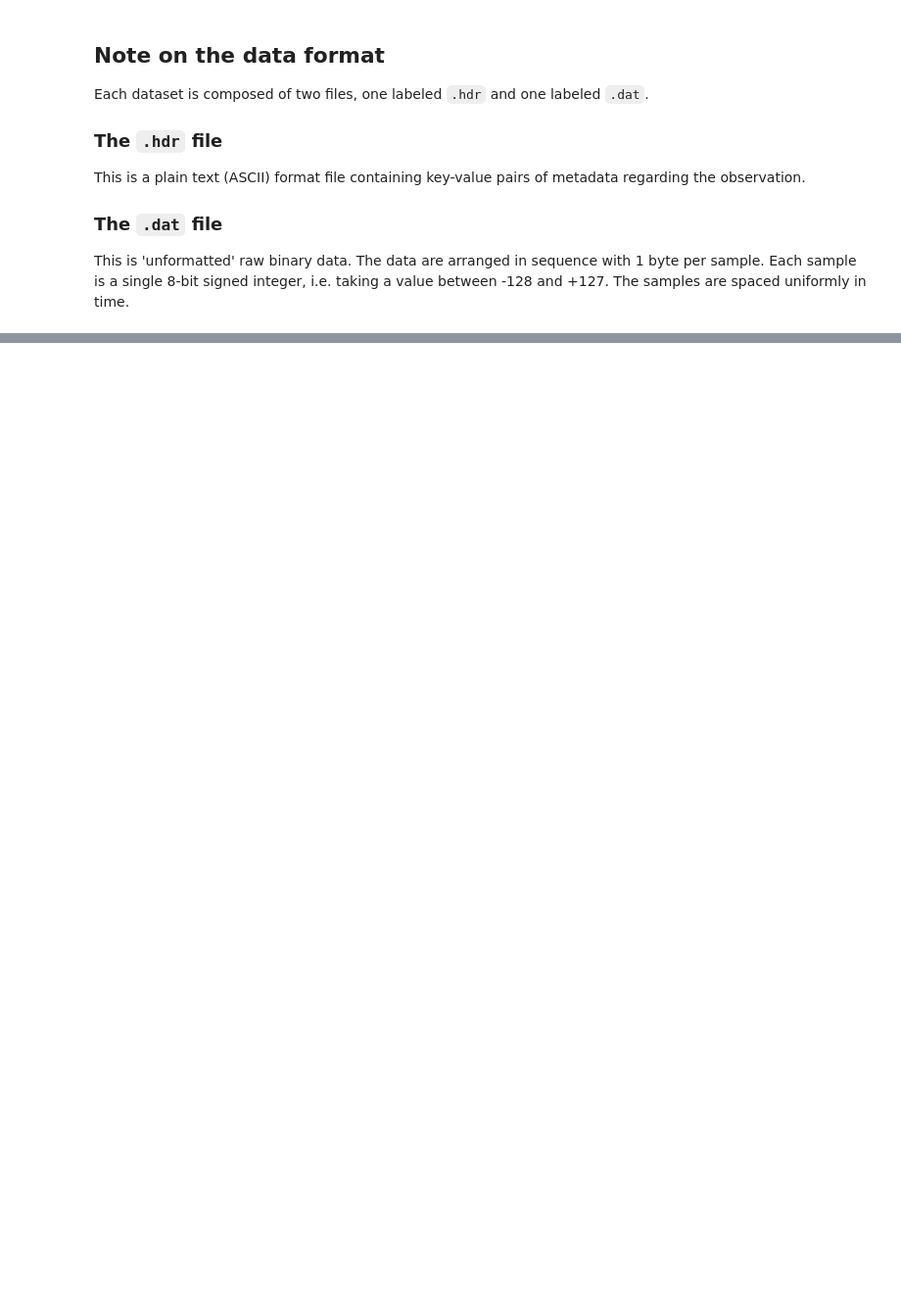
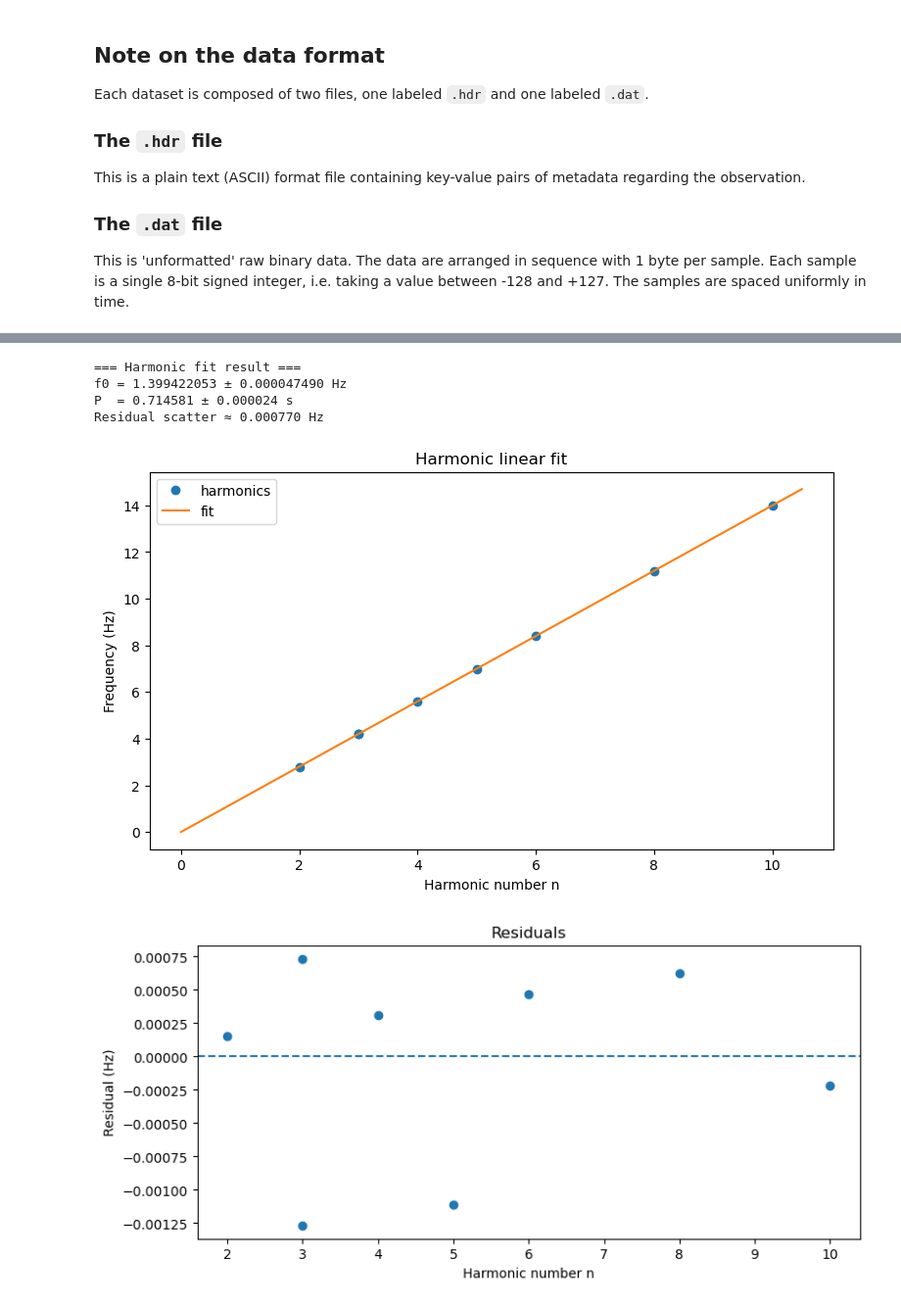
Before and after one commit to AliWA2022/Pulsars-Analysis-, a Jupyter notebook: Searching for Pulsars.ipynb, the cells around one changed output, grey strips where cells are left out. Shown at 98% size. Saved outputs shown, nothing was run; the diff lists cells and outputs as text; code cells hidden in the pictures; blank space fills up the shorter version.

```diff
--- a/Searching for Pulsars.ipynb
+++ b/Searching for Pulsars.ipynb
@@ -235,3 +299,28 @@ Possible fundamental: 23.409 Hz
+# %%
+# ----- PUT YOUR HARMONICS HERE -----
+
+n = np.array([2,3,3,4,5,6,8,10], dtype=float)
+
+f = np.array([
+    2.799,
+    4.197,
+    4.199,
+    5.598,
+    6.996,
+    8.397,
+    11.196,
+    13.994
+], dtype=float)
+
+# ----- RUN FIT -----
+result = fit_f0_from_arrays(n, f, do_plot=True)
+# %% [output]
+=== Harmonic fit result ===
+f0 = 1.399422053 ± 0.000047490 Hz
+P  = 0.714581 ± 0.000024 s
+Residual scatter ≈ 0.000770 Hz
+[figure, added]
+[figure, added]
 # %%
 import numpy as np
 import matplotlib.pyplot as plt
```
Also changed, not shown: parts of 8 cells of this notebook.
